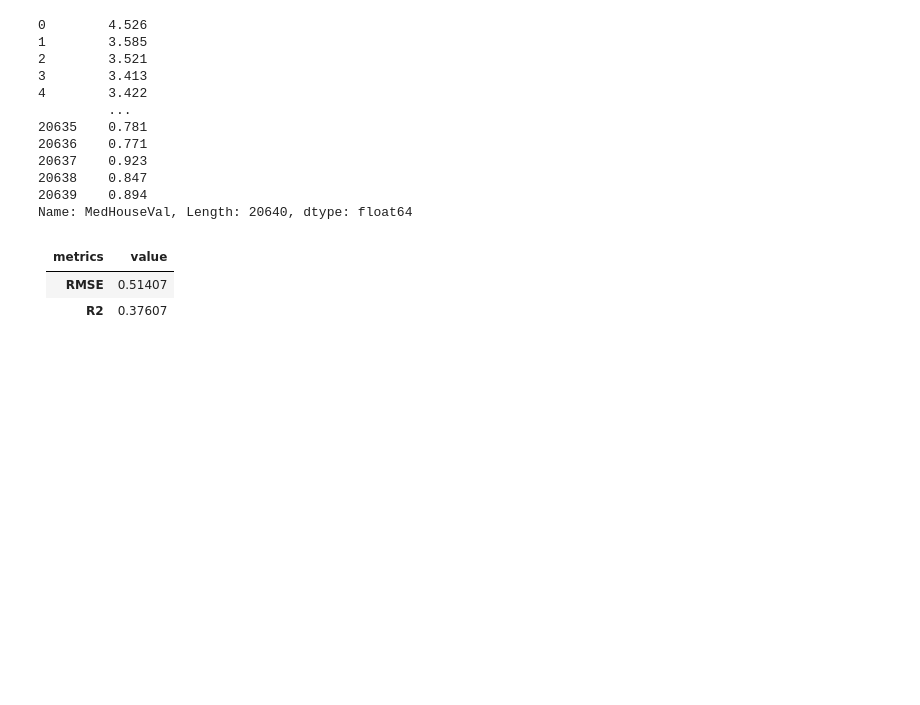
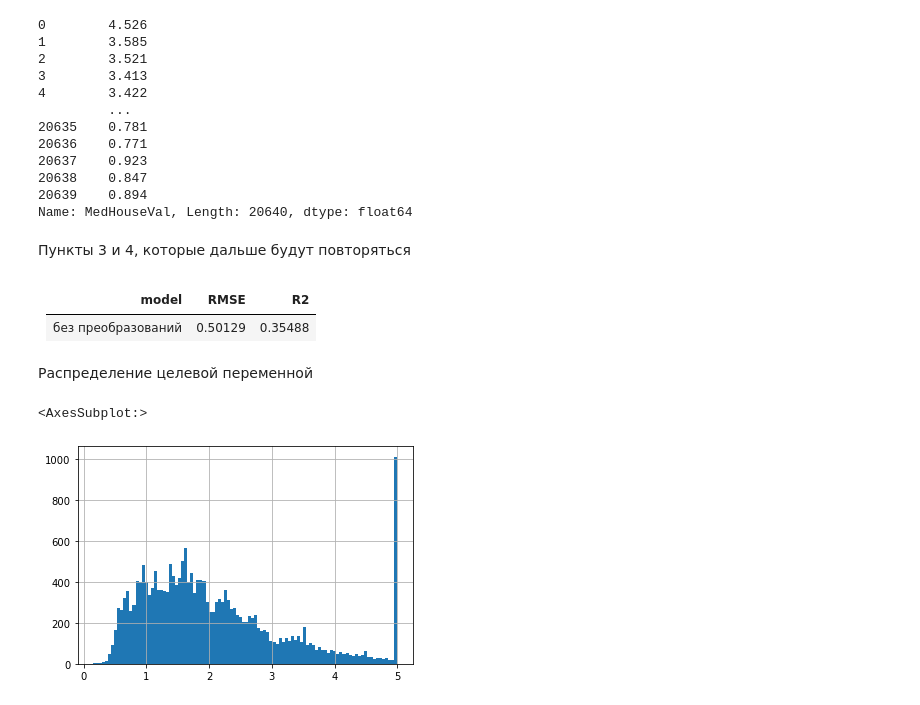
Before and after one commit to sergeimoiseev/neuro, a Jupyter notebook: feml-11-hw-05-eda-vars/task5.ipynb, the cells around one changed output. Saved outputs shown, nothing was run; the diff lists cells and outputs as text; code cells hidden in the pictures; blank space fills up the shorter version.

```diff
--- a/feml-11-hw-05-eda-vars/task5.ipynb
+++ b/feml-11-hw-05-eda-vars/task5.ipynb
@@ -72,21 +65,5 @@ data.target
 20638    0.847
 20639    0.894
 Name: MedHouseVal, Length: 20640, dtype: float64
-# %%
-model = LinearRegression()
-X_train, X_test, y_train, y_test = train_test_split(data.data, data.target, test_size=0.2)
-model.fit(X_train, y_train)
-predictions = model.predict(X_test)
-printmd('''
-|metrics|value|
-|--|--|
-|**RMSE** | %.05f |
-|**R2** | %.05f |
-''' % (mean_squared_error(predictions,y_test),
-r2_score(predictions, y_test)))
-# %% [output]
-
-|metrics|value|
-|--|--|
-|**RMSE** | 0.51407 |
-|**R2** | 0.37607 |
+# %% [markdown]
+Пункты 3 и 4, которые дальше будут повторяться
@@ -92,0 +88,15 @@ r2_score(predictions, y_test)))
+# %%
+fs.run(data.data, data.target, 'без преобразований')
+fs.pr()
+# %% [output]
+|model|RMSE|R2|
+|--|--|--|
+|без преобразований| 0.50129 | 0.35488 |
+# %% [markdown]
+Распределение целевой переменной
+# %%
+# sns.boxplot(x=data.target,) # не очень понятно, что за распределение - только виден выброс
+data.target.hist(bins=100)
+# %% [output]
+<AxesSubplot:>
+[figure, added]
```
Also changed, not shown: parts of 15 cells of this notebook, 1 other file.
